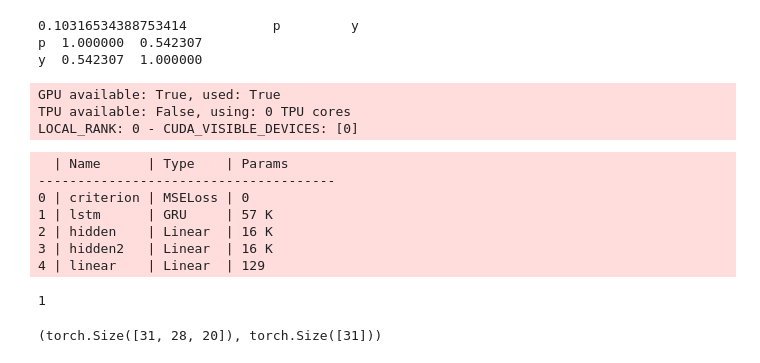
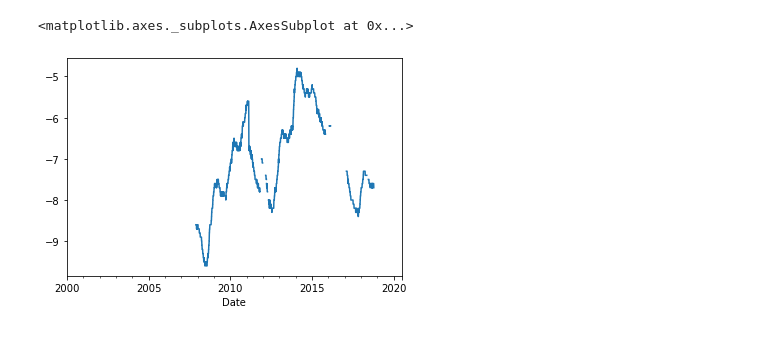
Before and after one commit to thomas-wsbd/acea-water-prediction, a Jupyter notebook: features.ipynb, the cells around one changed output. Drawn from its saved outputs; the diff is of its cells as text; code cells hidden in the pictures.

```diff
--- a/features.ipynb
+++ b/features.ipynb
@@ -118,9 +168,5 @@ for c in ["season", "resid", "trend"]:
     model = lgb.LGBMRegressor()
     model.fit(X_used[filtered][:split], dfy[c].values[filtered][:split])
     ps.append(model.predict(X_used[split:]))
-dfp = pd.DataFrame({"p": np.sum(np.array(ps).T, axis=1), "y": target[split:]})
-print(np.mean((dfp.p - dfp.y) ** 2), dfp.corr())
+# dfp = pd.DataFrame({"p": np.sum(np.array(ps).T, axis=1), "y": target[split:]})
+# print(np.mean((dfp.p - dfp.y) ** 2), dfp.corr())
-# %% [output]
-0.10316534388753414           p         y
-p  1.000000  0.542307
-y  0.542307  1.000000
@@ -152,31 +172,0 @@ model = LSTMRegressor(
-# %%
-seed_everything(1)
-
-csv_logger = (CSVLogger("./", name="lstm", version="0"),)
-
-trainer = Trainer(max_epochs=p["max_epochs"], logger=csv_logger, gpus=1)
-# %% [output]
-GPU available: True, used: True
-TPU available: False, using: 0 TPU cores
-LOCAL_RANK: 0 - CUDA_VISIBLE_DEVICES: [0]
-# %%
-t = target[filtered]
-
-dm = MyDataModule(
-    features=X_pca[filtered],
-    target=((t - t.mean()) / t.std()).values,
-    seq_len=p["seq_len"],
-    batch_size=p["batch_size"],
-    split=7000,
-    pred_ahead=1,
-)
-trainer.fit(model, dm)
-# %% [output]
-  | Name      | Type    | Params
---------------------------------------
-0 | criterion | MSELoss | 0
-1 | lstm      | GRU     | 57 K
-2 | hidden    | Linear  | 16 K
-3 | hidden2   | Linear  | 16 K
-4 | linear    | Linear  | 129
-1
@@ -189,4 +172,0 @@ for x in dm.test_dataloader():
-# %%
-x[0].shape, x[1].shape
-# %% [output]
-(torch.Size([31, 28, 20]), torch.Size([31]))
@@ -193 +178,6 @@ x[0].shape, x[1].shape
+# %%
+dfy.y.plot()
+# %% [output]
+<matplotlib.axes._subplots.AxesSubplot at 0x...>
+[figure, added]
 # %%
```
Also changed, not shown: parts of 16 cells of this notebook.
